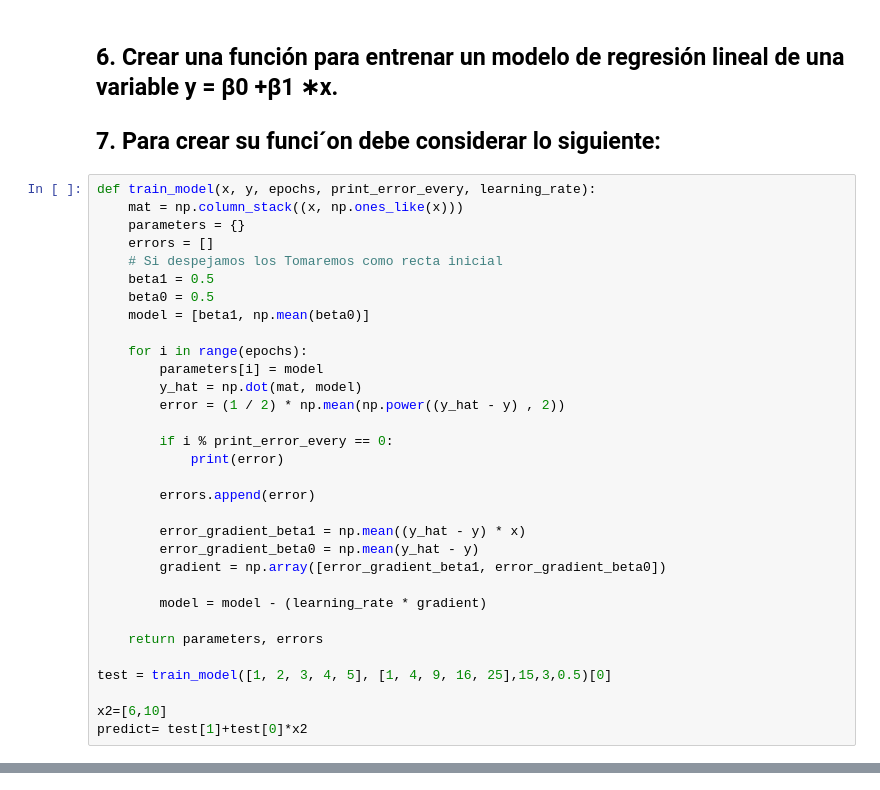
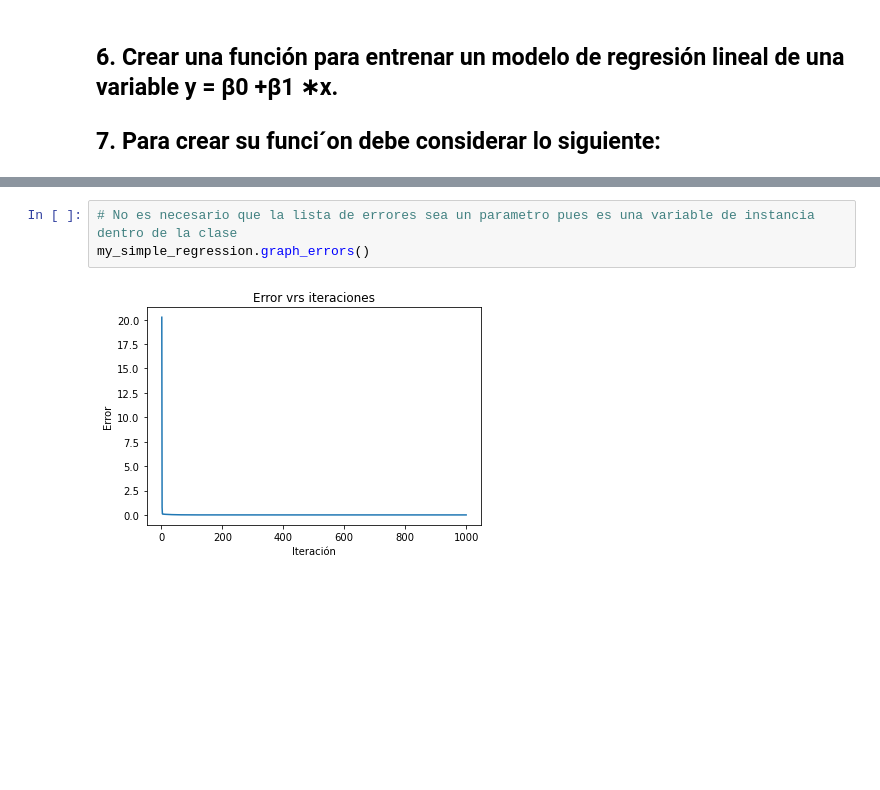
Before and after one commit to estuardonavarro/CDP_Proyecto, a Jupyter notebook: Proyecto.ipynb, the cells around one changed output, grey strips where cells are left out. Cells and saved outputs as stored; diff of their text form; blank space fills up the shorter version.

Commit message:
Se agrega función agregar gráfica y graph_models

```diff
--- a/Proyecto.ipynb
+++ b/Proyecto.ipynb
@@ -150,35 +150,3 @@ Seleccion de variables, las variables con mejor correlacion son:
 # %% [markdown]
 ## 6. Crear una función para entrenar un modelo de regresión lineal de una variable y = β0 +β1 ∗x.
 ## 7. Para crear su funci´on debe considerar lo siguiente:
-# %%
-def train_model(x, y, epochs, print_error_every, learning_rate):
-    mat = np.column_stack((x, np.ones_like(x)))
-    parameters = {}
-    errors = []
-    # Si despejamos los Tomaremos como recta inicial
-    beta1 = 0.5
-    beta0 = 0.5
-    model = [beta1, np.mean(beta0)]
-
-    for i in range(epochs):
-        parameters[i] = model
-        y_hat = np.dot(mat, model)
-        error = (1 / 2) * np.mean(np.power((y_hat - y) , 2))
-
-        if i % print_error_every == 0:
-            print(error)
-
-        errors.append(error)
-
-        error_gradient_beta1 = np.mean((y_hat - y) * x)
-        error_gradient_beta0 = np.mean(y_hat - y)
-        gradient = np.array([error_gradient_beta1, error_gradient_beta0])
-
-        model = model - (learning_rate * gradient)
-
-    return parameters, errors
-
-test = train_model([1, 2, 3, 4, 5], [1, 4, 9, 16, 25],15,3,0.5)[0]
-
-x2=[6,10]
-predict= test[1]+test[0]*x2
@@ -191,0 +252,5 @@ TypeError: can't multiply sequence by non-int of type 'list'
+# %%
+# No es necesario que la lista de errores sea un parametro pues es una variable de instancia dentro de la clase
+my_simple_regression.graph_errors()
+# %% [output]
+[figure, added]
```
Also changed, not shown: parts of 2 cells of this notebook.
